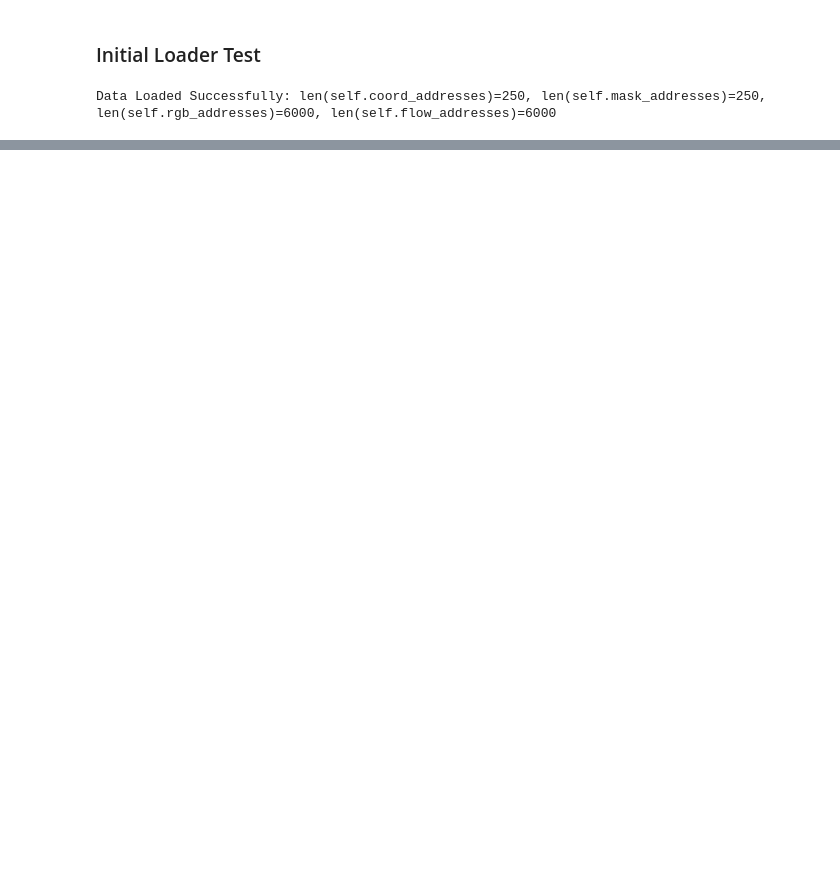
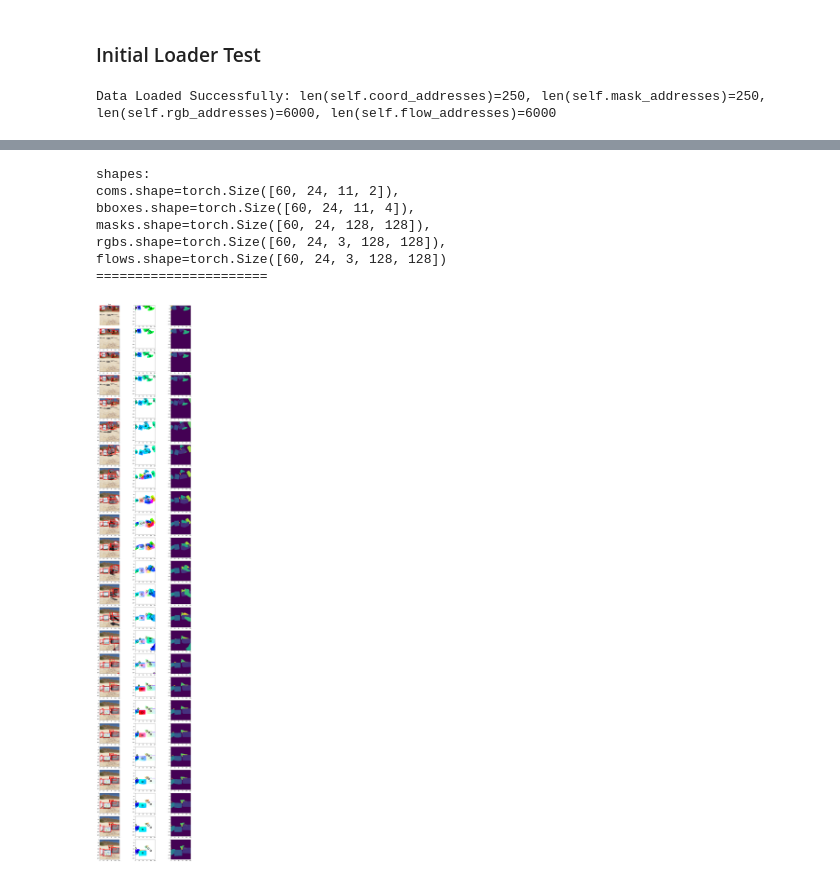
Before and after one commit to MasHBRS/VideoTracker, a Jupyter notebook: src/loader/dataLoader.ipynb, the cells around one changed output, grey strips where cells are left out. Saved outputs shown, nothing was run; the diff lists cells and outputs as text; code cells hidden in the pictures; blank space fills up the shorter version.

Commit message:
preparing data loader for model development.

```diff
--- a/src/loader/dataLoader.ipynb
+++ b/src/loader/dataLoader.ipynb
@@ -1,15 +1,20 @@
 # %% [markdown]
 ### Initial Loader Test
 # %%
+from random import shuffle
 from VideoDataset import *
 from torch.utils.data import DataLoader
 from matplotlib import pyplot as plt
+from matplotlib import patches
 path='/home/nfs/inf6/data/datasets/MOVi/movi_c/'
-#vl=VideoDataset(path,split='train') # uncomment to load training set
-video_dataset=VideoDataset(path,split='validation',max_objects_in_scene=11) # to load validation set
+
+
+number_of_frames_per_video=24
+max_objects_in_scene=11
+video_dataset=VideoDataset(path,split='validation',number_of_frames_per_video=number_of_frames_per_video,max_objects_in_scene=max_objects_in_scene) # to load validation set
 video_loader = DataLoader(dataset=video_dataset,
                             batch_size=60,
-                            shuffle=False)
+                            shuffle=True)
 %load_ext autoreload
 %autoreload 2
 # %% [output]
@@ -50,0 +22,50 @@ ValueError: too many values to unpack (expected 2)
+# %%
+fistVideo=True
+iterator=iter(video_loader)
+coms,bboxes,masks,rgbs,flows=next(iterator)
+print(f"shapes: \r\n{coms.shape=},\r\n{bboxes.shape=},\r\n{masks.shape=},\r\n{rgbs.shape=},\r\n{flows.shape=}\r\n============================================")
+
+fig, ax = plt.subplots(number_of_frames_per_video, 3, figsize=(15, 24*3 ))
+
+for i in range (number_of_frames_per_video):
+    if i==0:
+        ax[i,0].axis("off")
+        ax[i,0].set_title("flow")
+
+    ax[i,0].imshow((rgbs[0,i]).clamp(0, 255).permute(1,2,0).byte().numpy())
+    for (x_left,y_left, x_right,y_right) in bboxes[0,i]:
+        if x_left<0: continue # it means there is no bbox.
+        rect = patches.Rectangle(
+            (x_left, y_left),  # (x, y) coordinates of top-left corner
+            x_right-x_left,        # Width
+            y_right-y_left,       # Height
+            linewidth=3,       # Line thickness
+            edgecolor='red',   # Border color
+            facecolor='none'   # No fill
+        )
+        ax[i, 0].add_patch(rect)
+    ax[i,1].imshow((flows[0,i]).clamp(0, 255).permute(1,2,0).byte().numpy())
+    for (x,y) in coms[0,i]:
+        if x<0: continue # it means there is no bbox.
+        circle = patches.Circle(
+            (x,y),  # (x, y) coordinates of top-left corner
+            radius=5,
+            linewidth=3,       # Line thickness
+            edgecolor='black',   # Border color
+            facecolor='none'   # No fill
+        )
+        ax[i, 1].add_patch(circle)
+
+    ax[i,2].imshow((masks[0,i]).clamp(0, 255).byte().numpy())
+
+plt.tight_layout()
+plt.show()
+# %% [output]
+shapes:
+coms.shape=torch.Size([60, 24, 11, 2]),
+bboxes.shape=torch.Size([60, 24, 11, 4]),
+masks.shape=torch.Size([60, 24, 128, 128]),
+rgbs.shape=torch.Size([60, 24, 3, 128, 128]),
+flows.shape=torch.Size([60, 24, 3, 128, 128])
+======================
+[figure, added]
```
Also changed, not shown: parts of 1 cell of this notebook, 1 other file.
